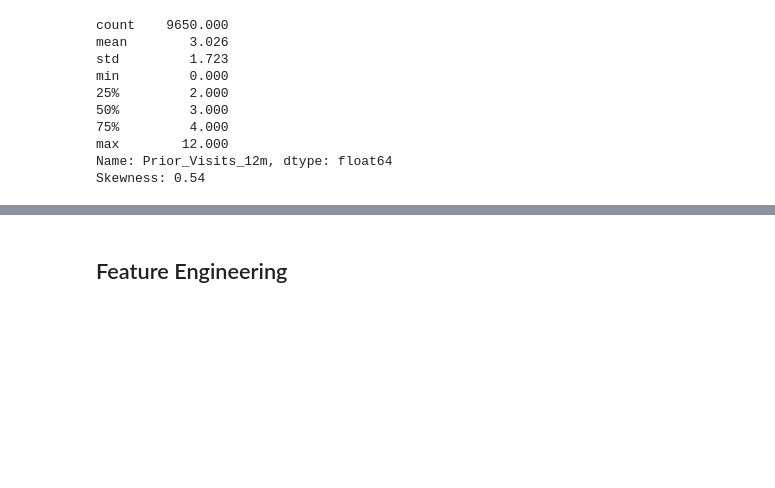
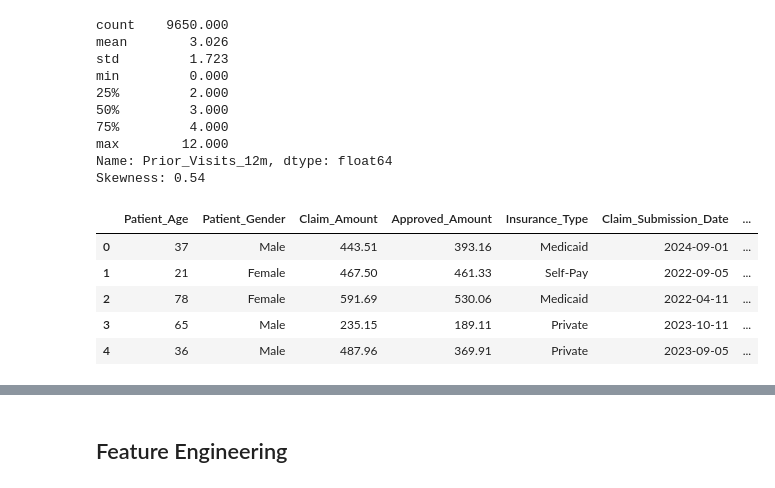
Before and after one commit to ani-ame/healthcare-fraud-analysis, a Jupyter notebook: healthcare-fraud-analysis.ipynb, the cells around one changed output, grey strips where cells are left out. Drawn from its saved outputs; the diff is of its cells as text; code cells hidden in the pictures; blank space fills up the shorter version.

```diff
--- a/healthcare-fraud-analysis.ipynb
+++ b/healthcare-fraud-analysis.ipynb
@@ -93,3 +101,12 @@ df["Prior_Visits_12m"] = df["Prior_Visits_12m"].fillna(
+# %%
+df.head()
+# %% [output]
+|  | Patient_Age | Patient_Gender | Claim_Amount | Approved_Amount | Insurance_Type | Claim_Submission_Date | ... |
+| 0 | 37 | Male | 443.51 | 393.16 | Medicaid | 2024-09-01 | ... |
+| 1 | 21 | Female | 467.50 | 461.33 | Self-Pay | 2022-09-05 | ... |
+| 2 | 78 | Female | 591.69 | 530.06 | Medicaid | 2022-04-11 | ... |
+| 3 | 65 | Male | 235.15 | 189.11 | Private | 2023-10-11 | ... |
+| 4 | 36 | Male | 487.96 | 369.91 | Private | 2023-09-05 | ... |
 # %%
 df.info()
 # %% [output]
```
Also changed, not shown: parts of 3 cells of this notebook, 1 other file.
